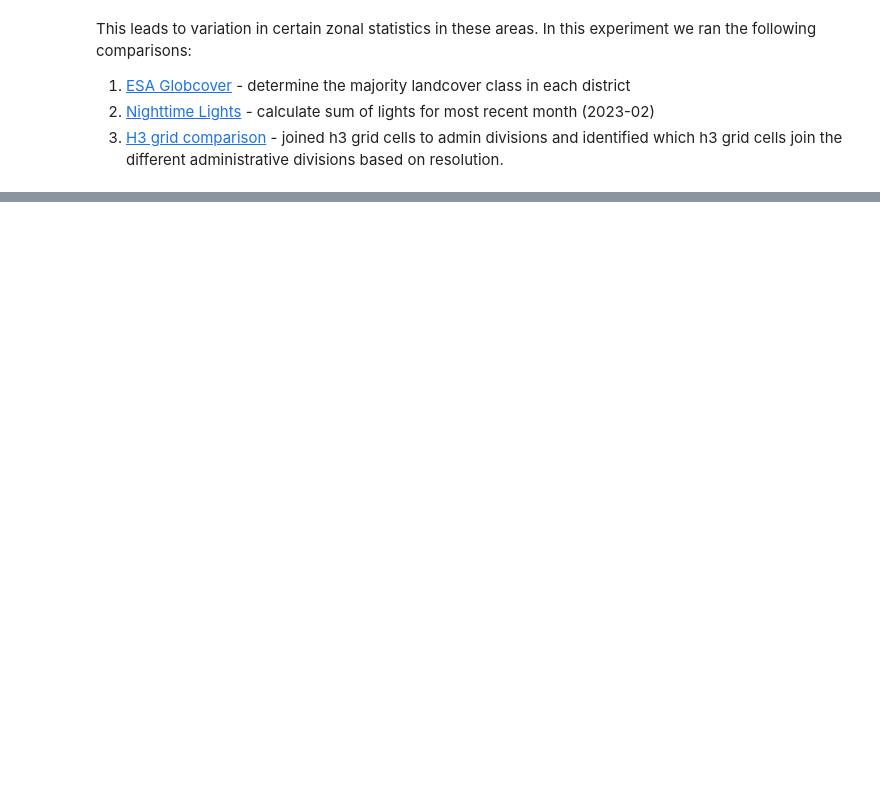
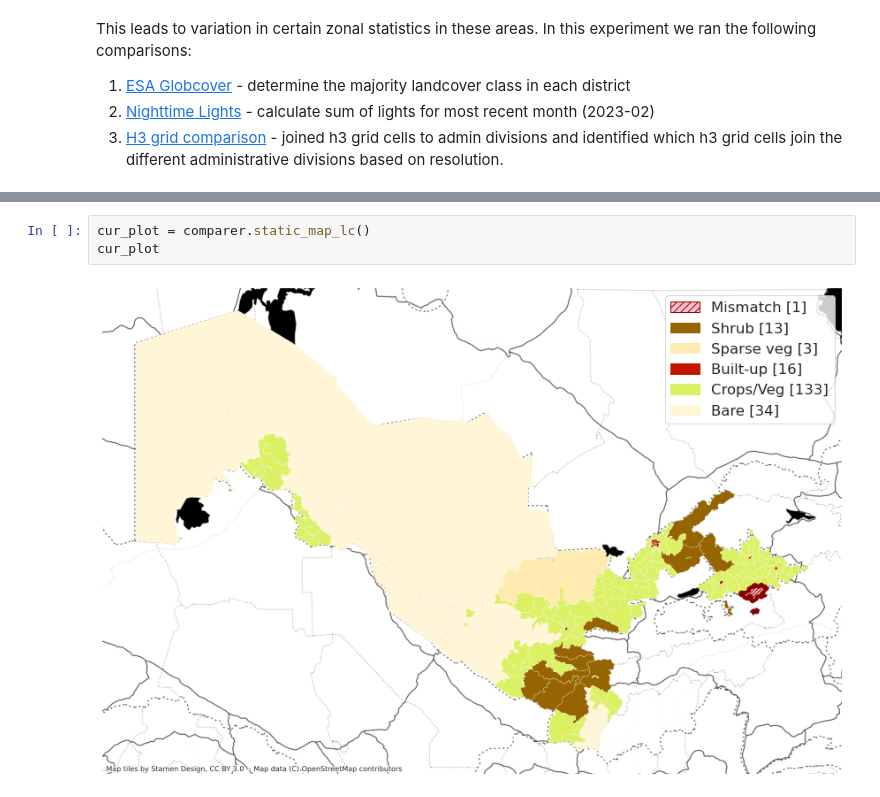
Before and after one commit to worldbank/Boundary_Comparison, a Jupyter notebook: _sources/notebooks/UZB_Boundary_Comparison.ipynb, the cells around one changed output, grey strips where cells are left out. Saved outputs shown, nothing was run; the diff lists cells and outputs as text; blank space fills up the shorter version.

```diff
--- a/_sources/notebooks/UZB_Boundary_Comparison.ipynb
+++ b/_sources/notebooks/UZB_Boundary_Comparison.ipynb
@@ -74,3 +75,8 @@ Of the 681 admin 2 divisions in Vietnam, 12 have a different majority landcover
+# %%
+cur_plot = comparer.static_map_lc()
+cur_plot
+# %% [output]
+[figure, added]
 # %% [markdown]
 ## Nighttime Lights
 We calculated sum of lights for each dataset, and then compared them, as % change from medium-resolution boundary to high-resolution.
```
Also changed, not shown: parts of 7 cells of this notebook, 26 other files.
